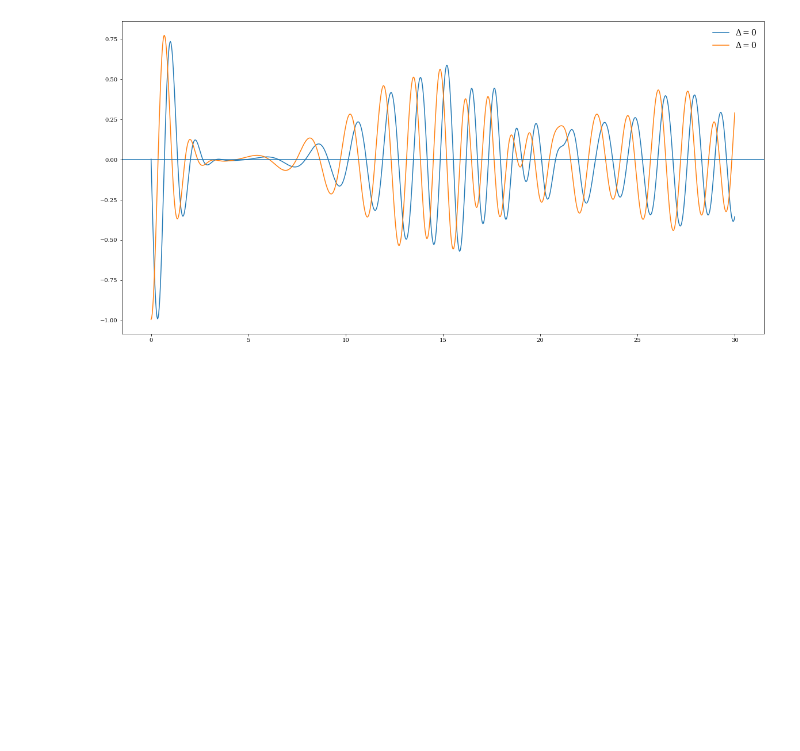
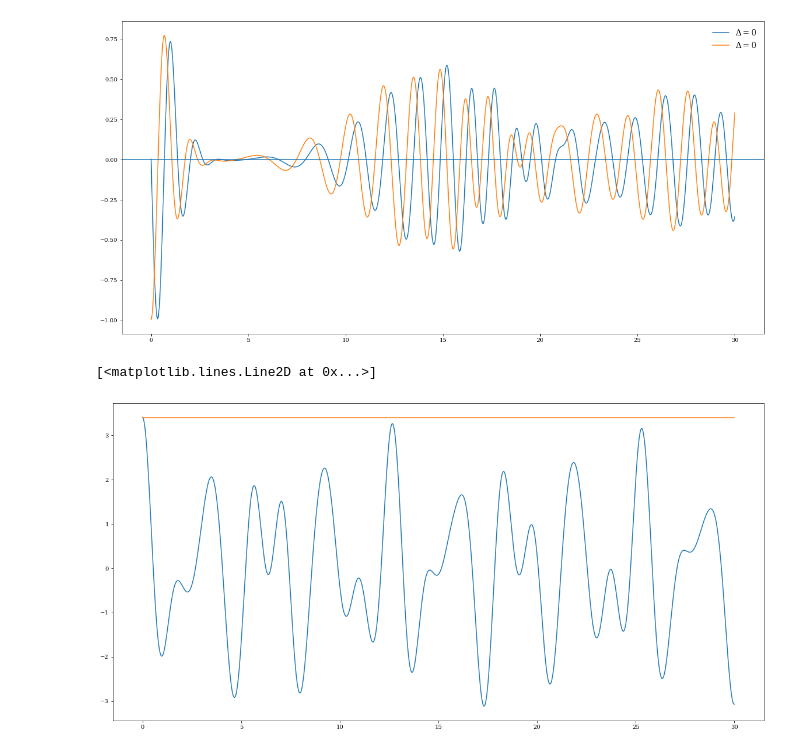
Before and after one commit to Jumarulanda/GFAM-JI, a Jupyter notebook: stg_0/con_inv.ipynb, the cells around one changed output. Drawn from its saved outputs; the diff is of its cells as text; code cells hidden in the pictures; blank space fills up the shorter version.

```diff
--- a/stg_0/con_inv.ipynb
+++ b/stg_0/con_inv.ipynb
@@ -117,3 +117,22 @@ ax.axhline(y=0)
 # %% [output]
 <matplotlib.lines.Line2D at 0x...>
 [figure]
+# %%
+# squeezed states
+c_eg = (1,0)
+det = 0
+
+r,theta = 0.01,np.pi
+alpha = np.sqrt(5)*np.exp(1j*np.pi/2)
+
+c_n1 = rb.squeezed_states
+c_n2 = rb.coherent_states
+# %%
+fig,ax = plt.subplots(figsize=(20,10))
+
+ax.plot(t_range, rb.W(t_range,lamb,det,c_eg,c_n1,20,alpha,r,theta))
+ax.plot(t_range, rb.psi_mod(t_range,lamb,det,c_eg,c_n1,20,alpha,r,theta))
+#ax.plot(t_range, rb.W(t_range,lamb,det,c_eg,c_n2,20,alpha))
+# %% [output]
+[<matplotlib.lines.Line2D at 0x...>]
+[figure, added]
```
Also changed, not shown: parts of 6 cells of this notebook, 1 other file.
